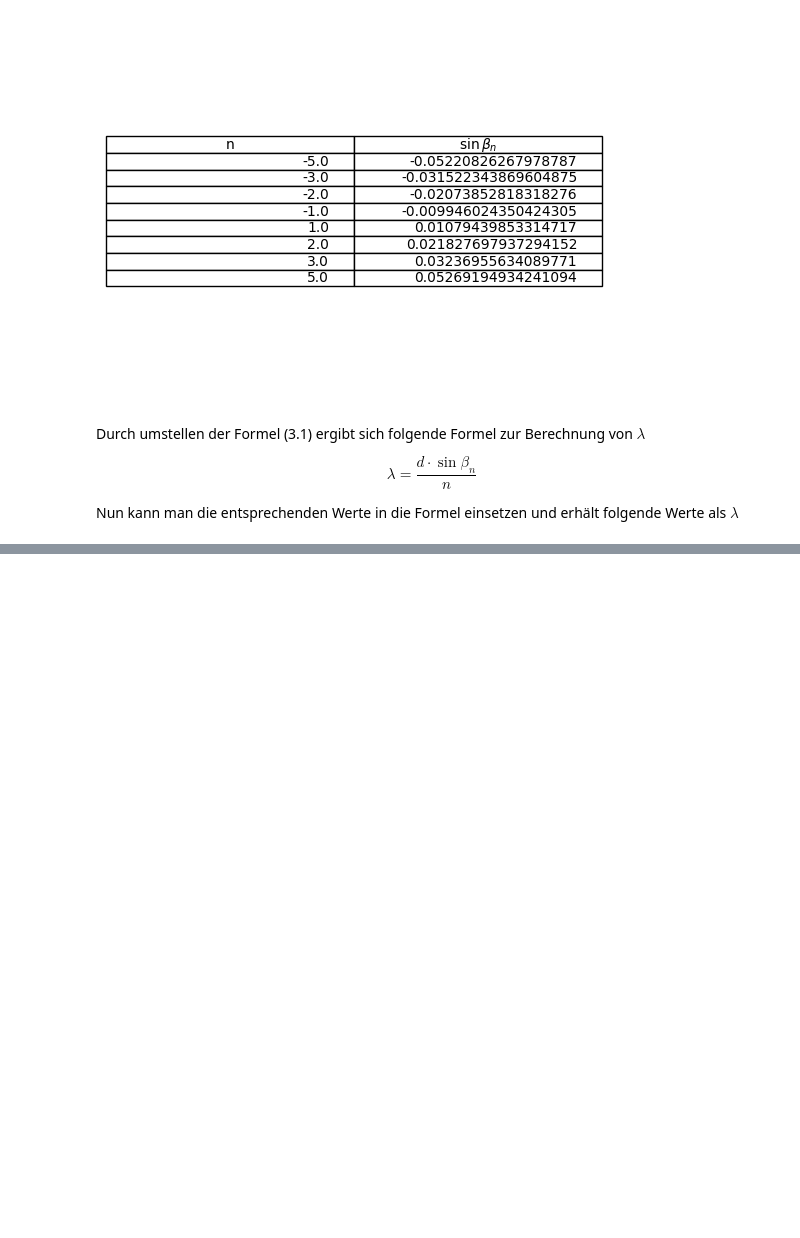
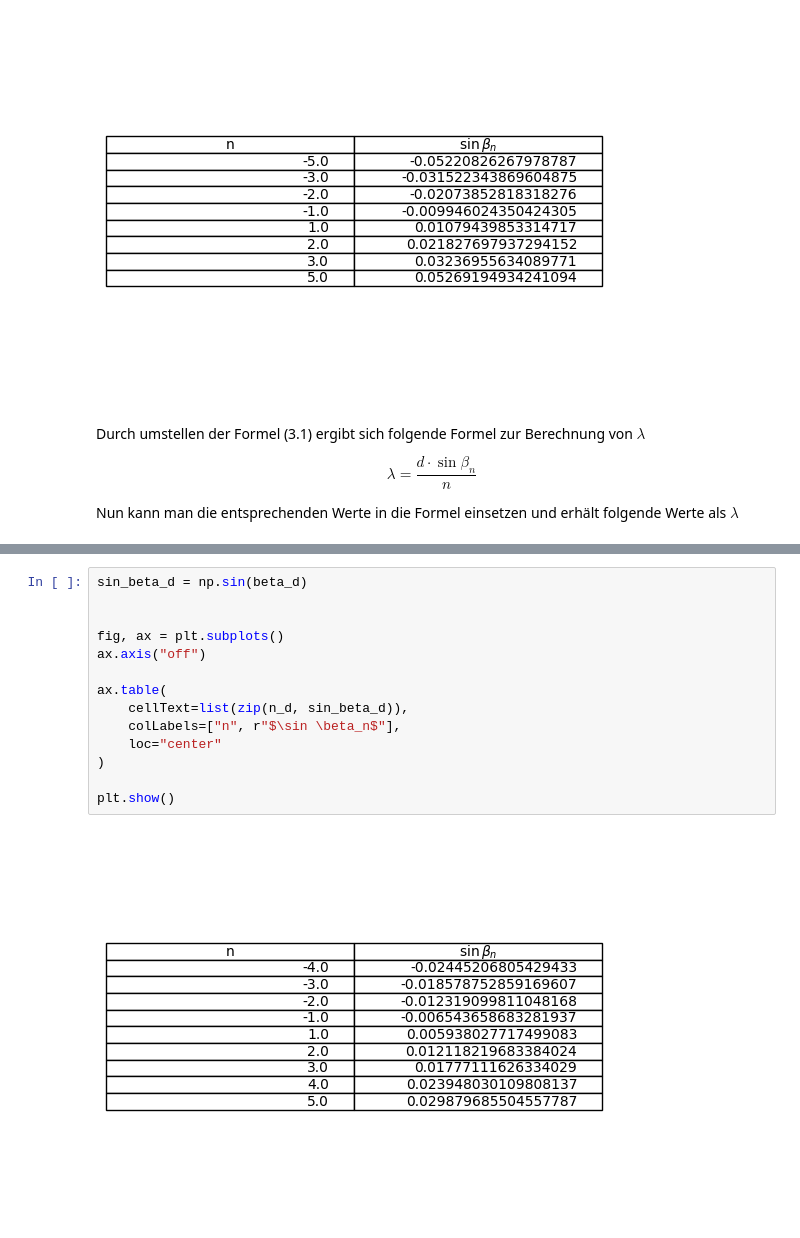
Before and after one commit to HansoTell/Computercafe, a Jupyter notebook: V2J/V2.ipynb, the cells around one changed output, grey strips where cells are left out. Drawn from its saved outputs; the diff is of its cells as text; blank space fills up the shorter version.

```diff
--- a/V2J/V2.ipynb
+++ b/V2J/V2.ipynb
@@ -499,0 +589,16 @@ Mittelwert lambda = 5.27e-07 m
+# %%
+sin_beta_d = np.sin(beta_d)
+
+
+fig, ax = plt.subplots()
+ax.axis("off")
+
+ax.table(
+    cellText=list(zip(n_d, sin_beta_d)),
+    colLabels=["n", r"$\sin \beta_n$"],
+    loc="center"
+)
+
+plt.show()
+# %% [output]
+[figure, added]
```
Also changed, not shown: parts of 18 cells of this notebook, 2 other files.
